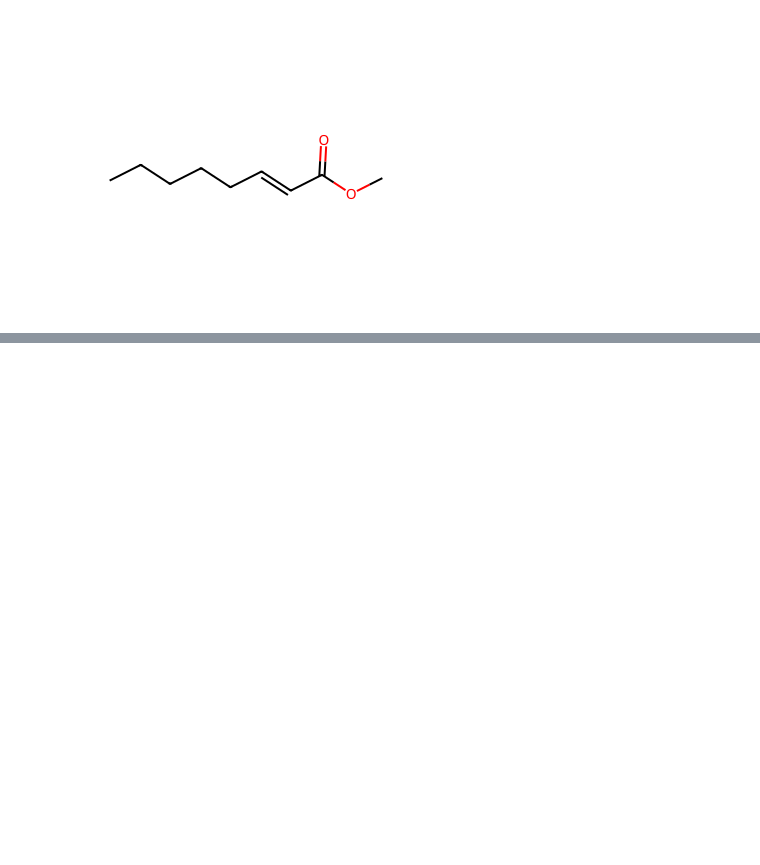
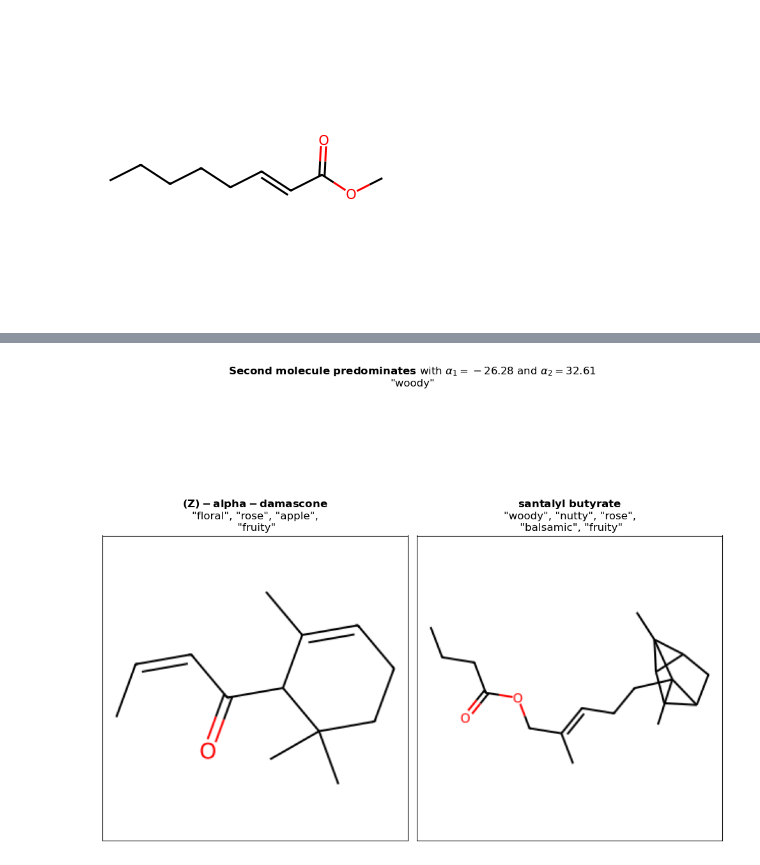
Before and after one commit to odor-pair/odor-pair, a Jupyter notebook: charts/pair.ipynb, the cells around one changed output, grey strips where cells are left out. Cells and saved outputs as stored; diff of their text form; code cells hidden in the pictures; blank space fills up the shorter version.

```diff
--- a/charts/pair.ipynb
+++ b/charts/pair.ipynb
@@ -119,0 +212,4 @@ make("pair",data,bold("Blend contains notes distinct from either molecule"))
+# %%
+make("secondpredominates",find("C/C=C\C(=O)C1C(=CCCC1(C)C)C","CCCC(=O)OC/C(=C/CCC1(C2CC3C1(C3C2)C)C)/C"), f"{bold('Second molecule predominates')} with " +  r"$\alpha_1 = -26.28$ and $\alpha_2 = 32.61$")
+# %% [output]
+[figure, added]
```
Also changed, not shown: parts of 13 cells of this notebook, 27 other files.
